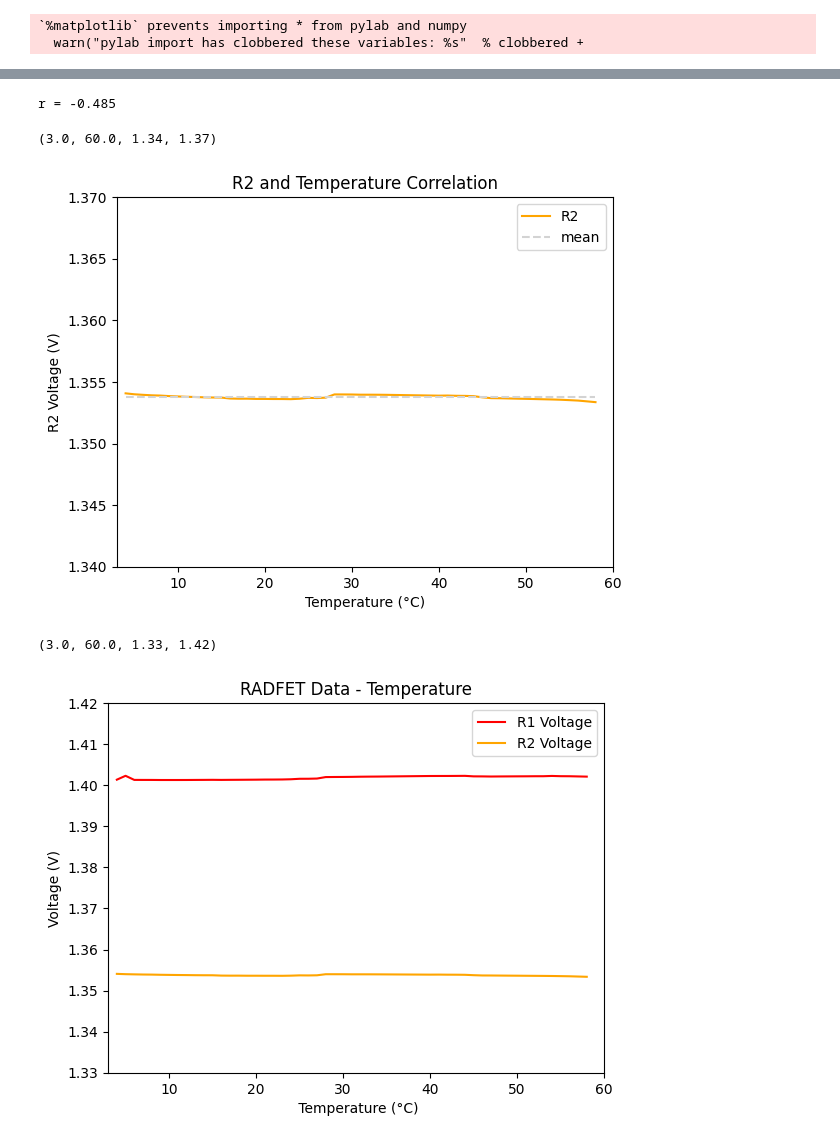
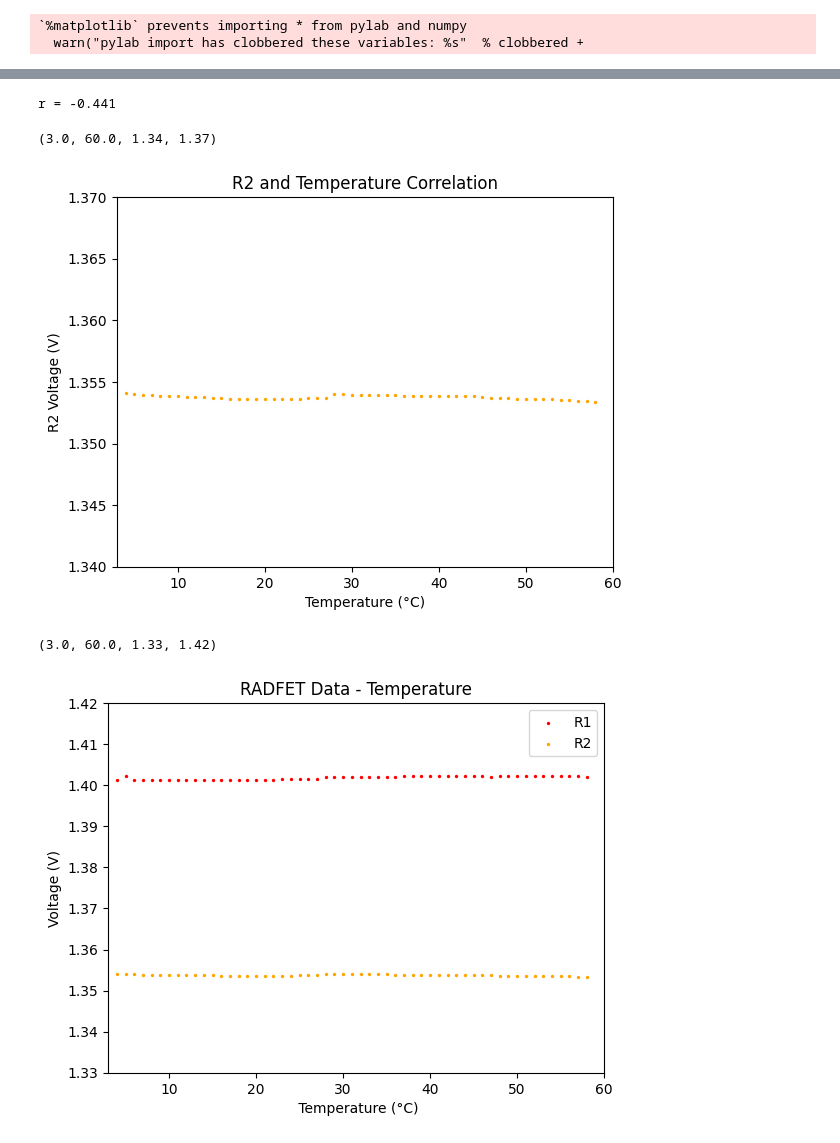
Before and after one commit to Mondayhs/Anasis_DSRP_Data, a Jupyter notebook: RADFET_anay/TmpAndRfCorrelation.ipynb, the cells around one changed output, grey strips where cells are left out. Cells and saved outputs as stored; diff of their text form; code cells hidden in the pictures.

```diff
--- a/RADFET_anay/TmpAndRfCorrelation.ipynb
+++ b/RADFET_anay/TmpAndRfCorrelation.ipynb
@@ -68,4 +68,21 @@ for i in range(len(data)):
     tmp[i] =   data[i][0]
     R1[i] =    data[i][1]
     R2[i] =    data[i][2]
+# %%
+R1_min = np.mean(R1)-3*np.std(R1)
+R1_max = np.mean(R1)+3*np.std(R1)
+R2_min = np.mean(R2)-3*np.std(R2)
+R2_max = np.mean(R2)+3*np.std(R2)
+j=0
+temR1_filter = []
+R1_filter = []
+R2_filter = []
+temR2_filter = []
+for j in range(len(tmp)):
+    if ((R1[j]>R1_min) & (R1[j] < R1_max)):
+        temR1_filter = np.append(temR1_filter, tmp[j])
+        R1_filter = np.append(R1_filter, R1[j])
+    if ((R2[j]>R2_min) & (R2[j] < R2_max)):
+        temR2_filter = np.append(temR2_filter, tmp[j])
+        R2_filter = np.append(R2_filter, R2[j])
 # %%
@@ -174,29 +297,31 @@ R2_C = np.around(coef(temR2_filter,R2_filter),3)
 # plt.plot(x_temp,func(x_temp,w),'g',label=f'r = {R2_C}')
 print(f'r = {R2_C}')
 # plt.scatter(temR2_filter,R2_filter,s=1,c ='g',label=f'R2 Voltage')
-plt.plot(temR2_filter,R2_filter, 'orange',label=f'R2')
+plt.scatter(temR2_filter,R2_filter, s=2, color='orange',label=f'R2')
 # plt.plot(temR1_filter, np.full(len(temR2_filter), R2_max), 'gray', linestyle="--", label=f'3σ')
 # plt.plot(temR1_filter, np.full(len(temR2_filter), R2_min), 'gray', linestyle="--", label=f'-3σ')
-plt.plot(temR1_filter, np.full(len(temR2_filter), np.mean(R2_avg)), 'lightgray', linestyle="--", label=f'mean')
-plt.legend()
+# plt.plot(temR1_filter, np.full(len(temR2_filter), np.mean(R2_avg)), 'lightgray', linestyle="-", label=f'mean')
+# plt.legend()
 plt.xlabel("Temperature (°C)")
 plt.ylabel("R2 Voltage (V)")
 plt.title(f'R2 and Temperature Correlation')
 # plt.axis([3, 60, 1.352,1.356])
 plt.axis([3, 60, 1.34,1.37])
 # %% [output]
-r = -0.485
+r = -0.441
 (3.0, 60.0, 1.34, 1.37)
-[figure, old version]
+[figure, new version]
 # %%
-plt.plot(temperature,R1_avg, 'r', label=f'R1 Voltage')
-plt.plot(temperature,R2_avg,'orange',label=f'R2 Voltage')
+# plt.plot(temperature,R1_avg, 'r', label=f'R1 Voltage')
+# plt.plot(temperature,R2_avg,'orange',label=f'R2 Voltage')
+plt.scatter(temR1_filter,R1_filter, s=2, color='r', label=f'R1')
+plt.scatter(temR2_filter,R2_filter, s=2, color='orange',label=f'R2')
 plt.legend()
 
 plt.xlabel(" Temperature (°C)")
 plt.ylabel("Voltage (V)")
 plt.title(f'RADFET Data - Temperature')
 plt.axis([3, 60, 1.33,1.42])
 # %% [output]
 (3.0, 60.0, 1.33, 1.42)
-[figure, old version]
+[figure, new version]
```
Also changed, not shown: parts of 12 cells of this notebook, 18 other files.
